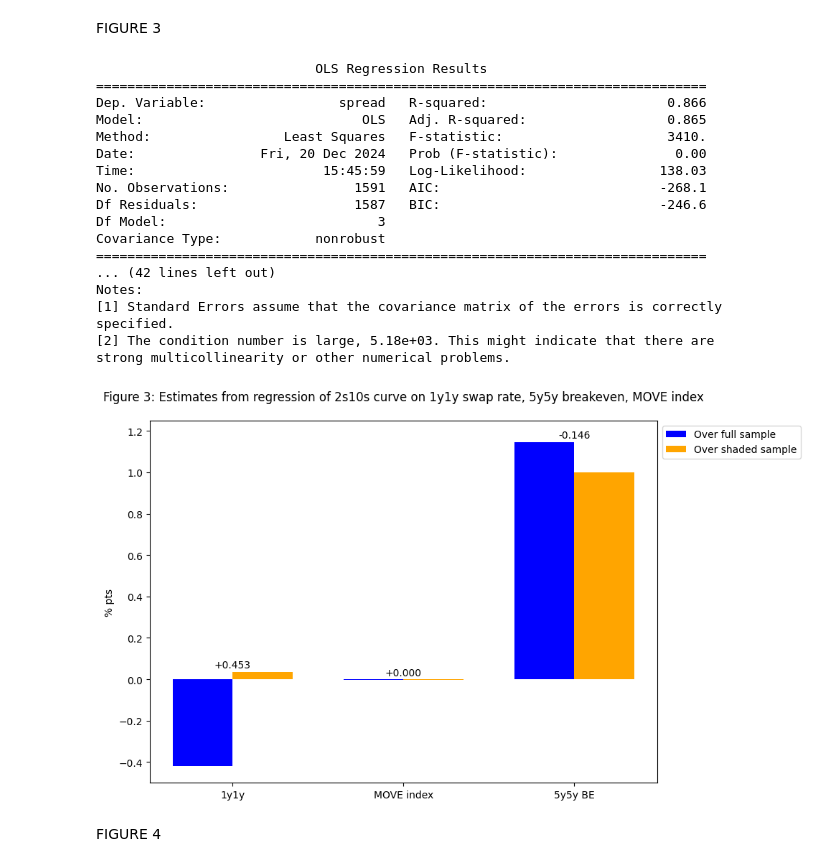
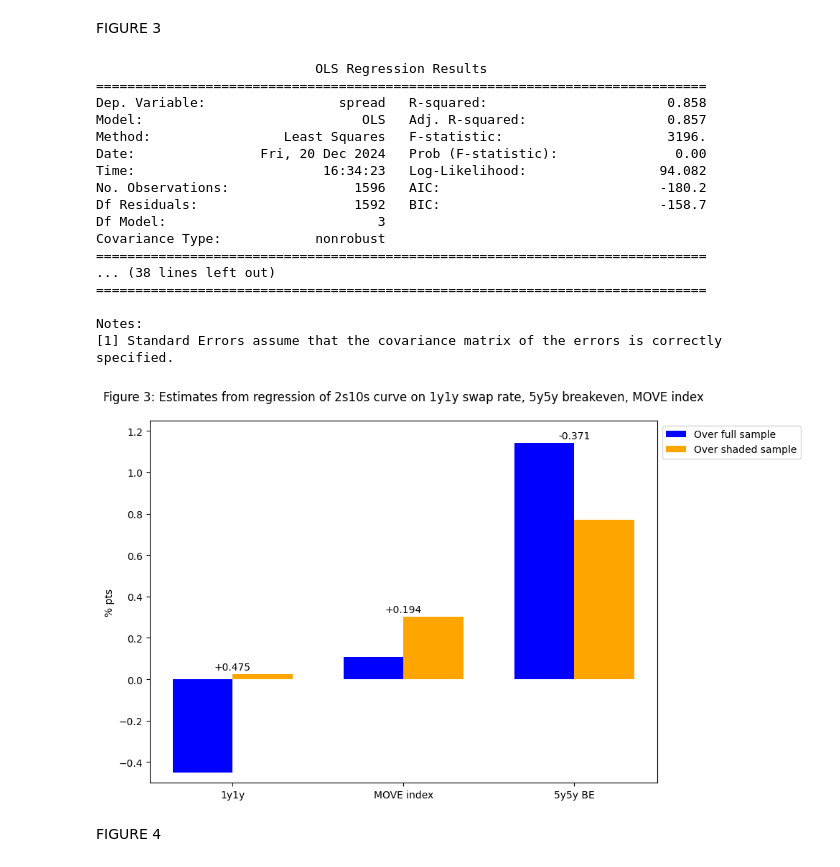
Before and after one commit to ALILODHI-cloud/UVAmacro, a Jupyter notebook: post_1/analysis.ipynb, the cells around one changed output. Cells and saved outputs as stored; diff of their text form; code cells hidden in the pictures.

```diff
--- a/post_1/analysis.ipynb
+++ b/post_1/analysis.ipynb
@@ -139,7 +139,7 @@ df_total['spread'] = df_total['10yr_yield'] - df_total['2yr_yield']
 
 
 
-df_total['move_level'] = df_total['move_level'].rolling(window=7).mean()  # 7-day rolling volatility
+df_total['move_level'] = df_total['move_level'].pct_change()
 
 df_total['10y_expectations'] = df_total['10yr_yield'] - df_total['10y_tp']
 
@@ -349,6 +364,10 @@ Standard Error of the Model: 5.4536080996583
 # %% [markdown]
 FIGURE 3
 # %%
+
+df_total = df_total.dropna()
+
+
 # Full sample regression
 X_full = df_total[['1y1y', 'move_level', 'BE']]  # Independent variables
 y_full = df_total['spread']  # Dependent variable
@@ -399,43 +418,43 @@ for i in range(len(index)):
 
     else:
         ax.text(midpoint, max(coef_full.iloc[i], coef_restricted.iloc[i]) + 0.01, f'{diff:.3f}', ha='center', va='bottom', fontsize=10, color='black')
 
 # Customizing the graph
 ax.set_title('Figure 3: Estimates from regression of 2s10s curve on 1y1y swap rate, 5y5y breakeven, MOVE index', pad=20)
 ax.set_ylabel('% pts')
 ax.set_xticks(range(len(index)))  # Set x-ticks in the center of the pairs of bars
 ax.set_xticklabels(index)  # Label each pair (1y1y, move_level, BE)
 ax.legend(loc='upper left', bbox_to_anchor=(1, 1))
 plt.savefig(f'{figure_path}/figure3.jpg', format='jpeg', bbox_inches='tight')
 
 # Set y-axis limits (adjust based on data range)
 ax.set_ylim([-0.5, 1.25])  # Adjust this as needed based on the range of your coefficients
 
 # Adjust layout to avoid clipping
 plt.tight_layout()
 
 
 # Display the plot
 plt.show()
 # %% [output]
                             OLS Regression Results
 ==============================================================================
-Dep. Variable:                 spread   R-squared:                       0.866
-Model:                            OLS   Adj. R-squared:                  0.865
-Method:                 Least Squares   F-statistic:                     3410.
+Dep. Variable:                 spread   R-squared:                       0.858
+Model:                            OLS   Adj. R-squared:                  0.857
+Method:                 Least Squares   F-statistic:                     3196.
 Date:                Fri, 20 Dec 2024   Prob (F-statistic):               0.00
-Time:                        15:45:59   Log-Likelihood:                 138.03
-No. Observations:                1591   AIC:                            -268.1
-Df Residuals:                    1587   BIC:                            -246.6
+Time:                        16:34:23   Log-Likelihood:                 94.082
+No. Observations:                1596   AIC:                            -180.2
+Df Residuals:                    1592   BIC:                            -158.7
 Df Model:                           3
 Covariance Type:            nonrobust
 ==============================================================================
-... (42 lines left out)
+... (38 lines left out)
+==============================================================================
+
 Notes:
 [1] Standard Errors assume that the covariance matrix of the errors is correctly specified.
-[2] The condition number is large, 5.18e+03. This might indicate that there are
-strong multicollinearity or other numerical problems.
-[figure, old version]
+[figure, new version]
 # %% [markdown]
 FIGURE 4
 # %%
```
Also changed, not shown: parts of 5 cells of this notebook, 4 other files.
